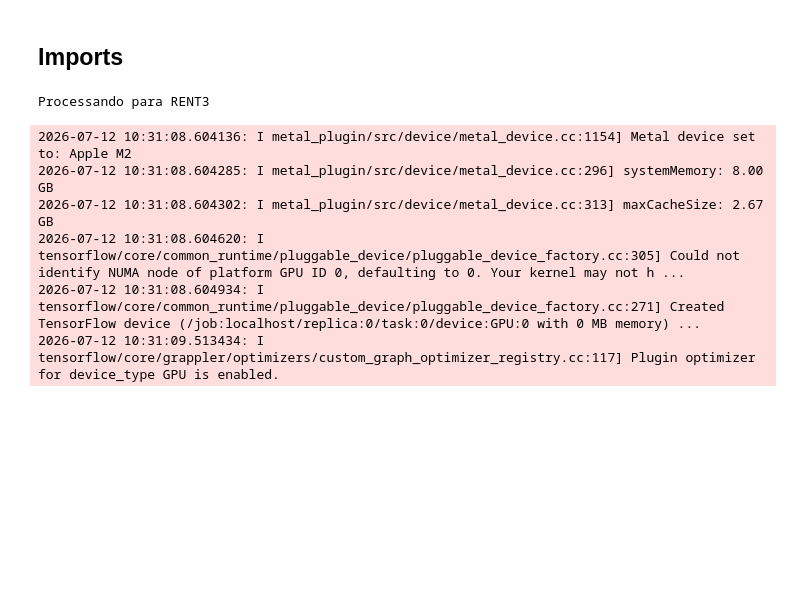
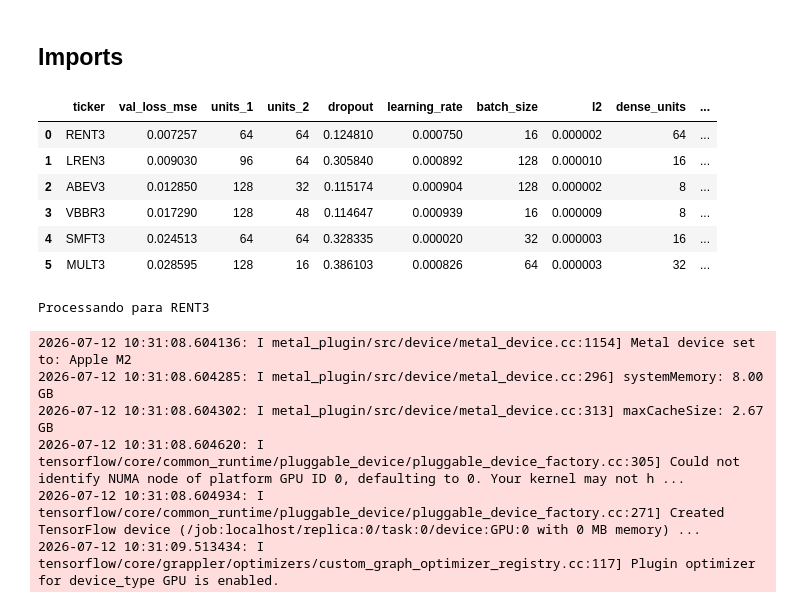
Before and after one commit to leticiafaria7/lstm-stock-predictor-api, a Jupyter notebook: train_model/6_refino_modelos.ipynb, the cells around one changed output. Cells and saved outputs as stored; diff of their text form; code cells hidden in the pictures; blank space fills up the shorter version.

```diff
--- a/local_tests/6_refino_modelos.ipynb
+++ b/train_model/6_refino_modelos.ipynb
@@ -36,12 +36,22 @@ tickers = ['RENT3', 'LREN3', 'SMFT3', 'ABEV3']
 # %%
 tabela_hiperparams = pd.read_excel("dados/refined/tabela_melhores_hiperparametros.xlsx")
 
 features = [
     'close', 'high', 'low', 'open', 'volume',
     'close_dolar', 'close_ibovespa', 'close_sp_500', 'selic', 'ipca',
     'ma20', 'ma50', 'bb_upper', 'bb_lower', 'rsi_wilder', 'macd',
     'macd_signal', 'weekday_sin', 'weekday_cos', 'month_sin', 'month_cos'
 ]
+
+tabela_hiperparams
+# %% [output]
+|  | ticker | val_loss_mse | units_1 | units_2 | dropout | learning_rate | batch_size | l2 | dense_units | ... |
+| 0 | RENT3 | 0.007257 | 64 | 64 | 0.124810 | 0.000750 | 16 | 0.000002 | 64 | ... |
+| 1 | LREN3 | 0.009030 | 96 | 64 | 0.305840 | 0.000892 | 128 | 0.000010 | 16 | ... |
+| 2 | ABEV3 | 0.012850 | 128 | 32 | 0.115174 | 0.000904 | 128 | 0.000002 | 8 | ... |
+| 3 | VBBR3 | 0.017290 | 128 | 48 | 0.114647 | 0.000939 | 16 | 0.000009 | 8 | ... |
+| 4 | SMFT3 | 0.024513 | 64 | 64 | 0.328335 | 0.000020 | 32 | 0.000003 | 16 | ... |
+| 5 | MULT3 | 0.028595 | 128 | 16 | 0.386103 | 0.000826 | 64 | 0.000003 | 32 | ... |
 # %%
 resultados = []
 
```
Also changed, not shown: parts of 1 cell of this notebook, 46 other files.
